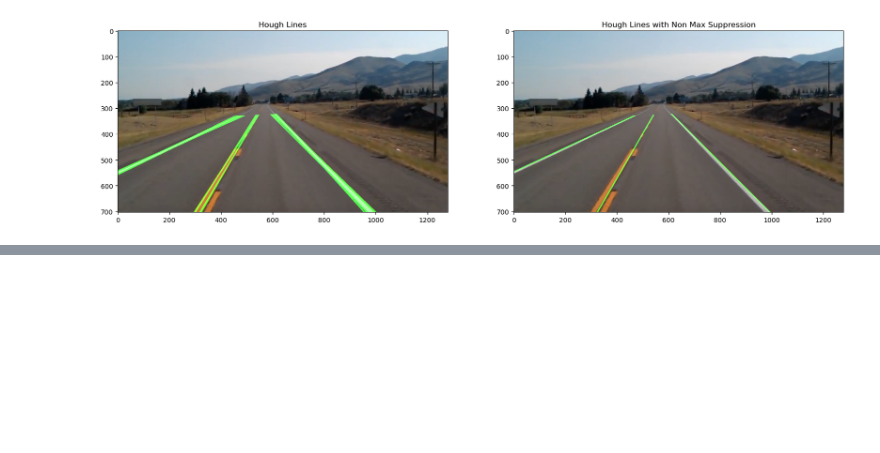
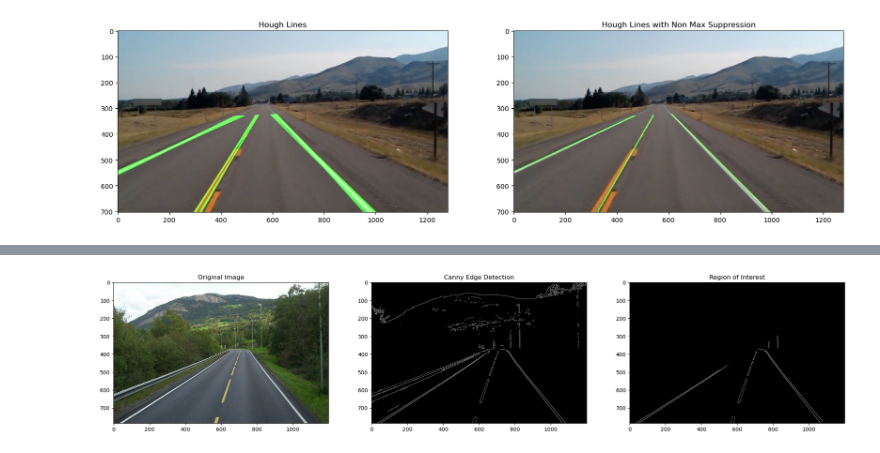
Before and after one commit to ranabarakat/Image-Processing, a Jupyter notebook: RoadLaneDetection.ipynb, the cells around one changed output, grey strips where cells are left out. Cells and saved outputs as stored; diff of their text form; code cells hidden in the pictures; blank space fills up the shorter version.

```diff
--- a/RoadLaneDetection.ipynb
+++ b/RoadLaneDetection.ipynb
@@ -25,22 +25,22 @@ def roi(img,bl=1,tl=0.5,br=(0.9,1),tr=(0.6,0.45)):
 
     return roi_img,vertices
 # %%
-img = cv2.cvtColor(cv2.imread('Lanes/lane_1.jpg'),cv2.COLOR_BGR2RGB)
-img1=img.copy()
-img2=img.copy()
+def display(img_path,bl=1,tl=0.5,br=(0.9,1),tr=(0.6,0.45)):
+    img = cv2.cvtColor(cv2.imread(img_path),cv2.COLOR_BGR2RGB)
 
-plt.figure(figsize=(25,10))
-plt.subplot(1,3,1)
-plt.imshow(img)
-plt.title('Original Image')
+    plt.figure(figsize=(25,10))
+    plt.subplot(1,3,1)
+    plt.imshow(img)
+    plt.title('Original Image')
 
-canny = find_edges(img,100,170)
-plt.subplot(1,3,2)
-plt.imshow(canny, cmap='gray')
-plt.title('Canny Edge Detection')
+    canny = find_edges(img,100,170)
+    plt.subplot(1,3,2)
+    plt.imshow(canny, cmap='gray')
+    plt.title('Canny Edge Detection')
 
-roi_img,poly = roi(canny)
-plt.subplot(1,3,3)
-plt.imshow(roi_img, cmap='gray')
-plt.title('Region of Interest')
-plt.show()
+    roi_img,poly = roi(canny,bl,tl,br,tr)
+    plt.subplot(1,3,3)
+    plt.imshow(roi_img, cmap='gray')
+    plt.title('Region of Interest')
+    plt.show()
+    return img,roi_img,poly
@@ -256,0 +124,4 @@ Text(0.5, 1.0, 'Hough Lines with Non Max Suppression')
+# %%
+img2,roi_img2,poly2=display('Lanes/lane_3.jpg',1,1,(0.9,1),(0.7,0.37))
+# %% [output]
+[figure, added]
```
Also changed, not shown: parts of 8 cells of this notebook.
